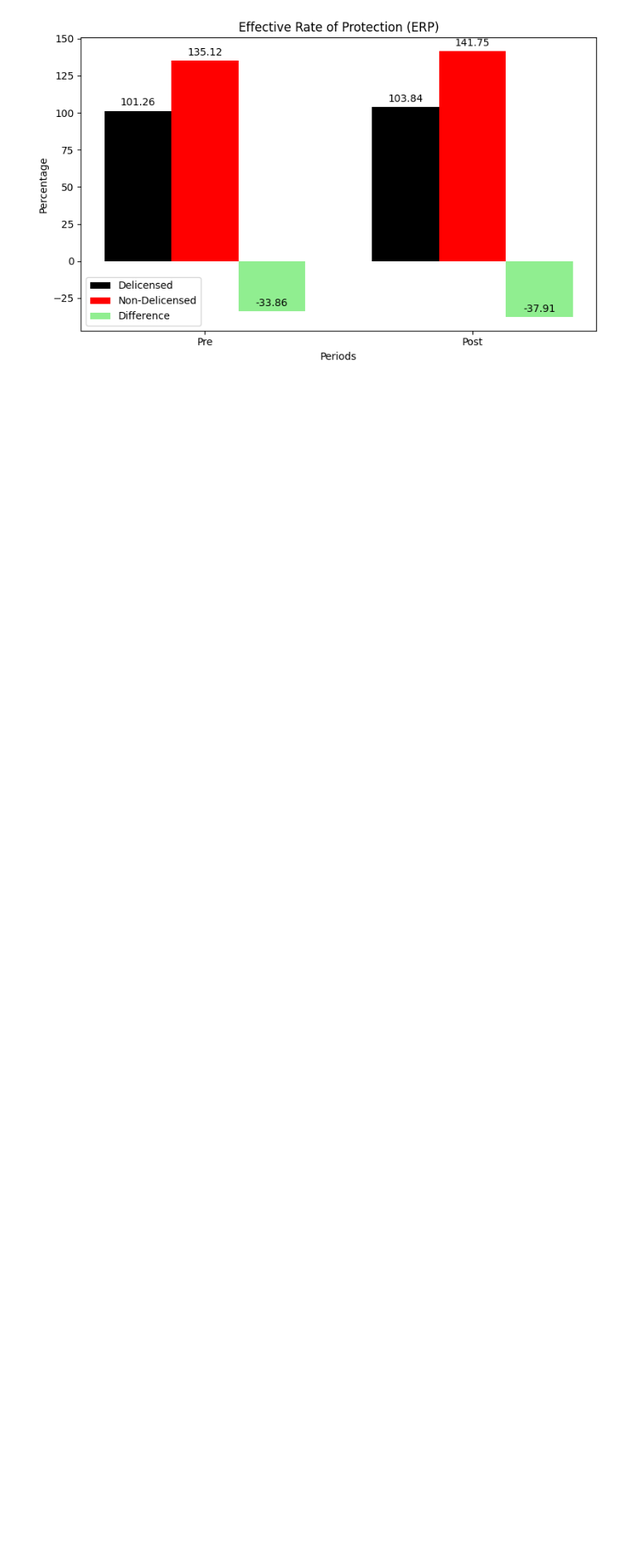
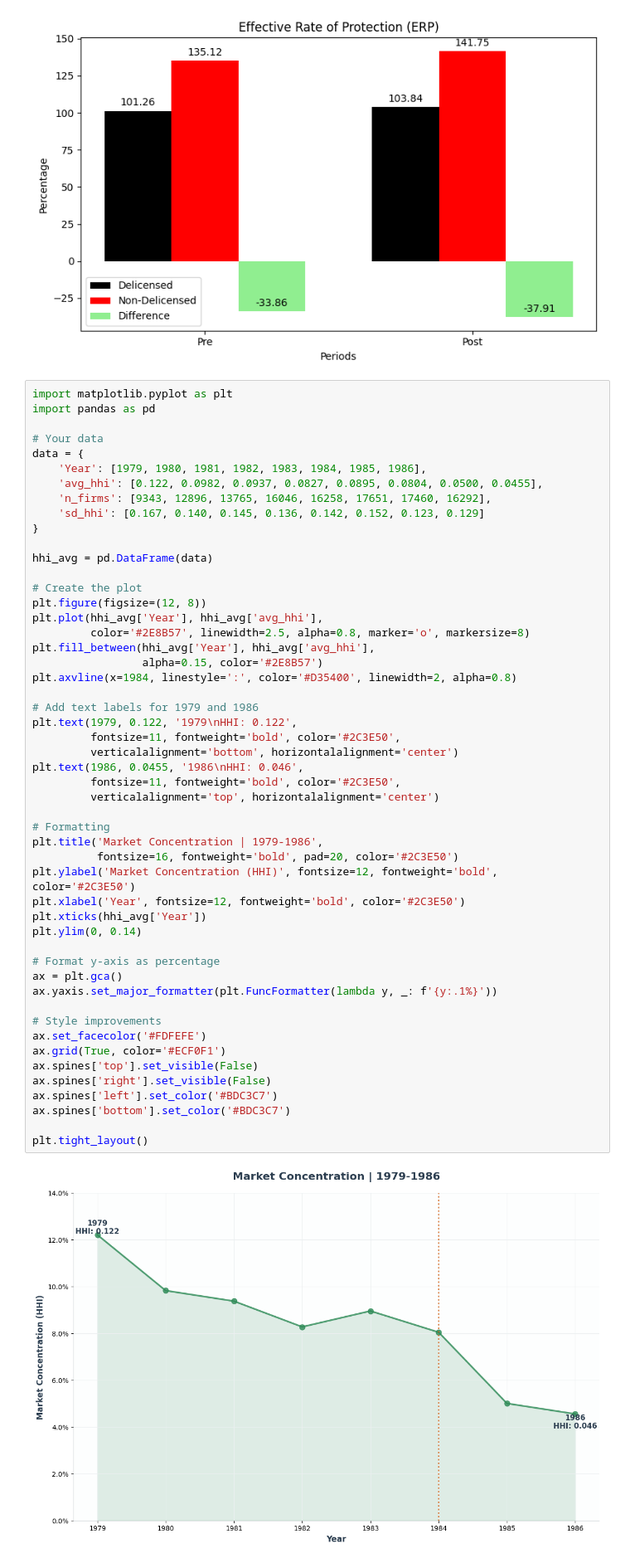
Before and after one commit to kabeerbora/1980s_delin, a Jupyter notebook: visualizations_delin.ipynb, the cells around one changed output. Shown at 83% size. Drawn from its saved outputs; the diff is of its cells as text; blank space fills up the shorter version.

```diff
--- a/visualizations_delin.ipynb
+++ b/visualizations_delin.ipynb
@@ -527,3 +411,56 @@ plt.tight_layout()
 plt.show()
 # %% [output]
 [figure]
+# %%
+import matplotlib.pyplot as plt
+import pandas as pd
+
+# Your data
+data = {
+    'Year': [1979, 1980, 1981, 1982, 1983, 1984, 1985, 1986],
+    'avg_hhi': [0.122, 0.0982, 0.0937, 0.0827, 0.0895, 0.0804, 0.0500, 0.0455],
+    'n_firms': [9343, 12896, 13765, 16046, 16258, 17651, 17460, 16292],
+    'sd_hhi': [0.167, 0.140, 0.145, 0.136, 0.142, 0.152, 0.123, 0.129]
+}
+
+hhi_avg = pd.DataFrame(data)
+
+# Create the plot
+plt.figure(figsize=(12, 8))
+plt.plot(hhi_avg['Year'], hhi_avg['avg_hhi'],
+         color='#2E8B57', linewidth=2.5, alpha=0.8, marker='o', markersize=8)
+plt.fill_between(hhi_avg['Year'], hhi_avg['avg_hhi'],
+                 alpha=0.15, color='#2E8B57')
+plt.axvline(x=1984, linestyle=':', color='#D35400', linewidth=2, alpha=0.8)
+
+# Add text labels for 1979 and 1986
+plt.text(1979, 0.122, '1979\nHHI: 0.122',
+         fontsize=11, fontweight='bold', color='#2C3E50',
+         verticalalignment='bottom', horizontalalignment='center')
+plt.text(1986, 0.0455, '1986\nHHI: 0.046',
+         fontsize=11, fontweight='bold', color='#2C3E50',
+         verticalalignment='top', horizontalalignment='center')
+
+# Formatting
+plt.title('Market Concentration | 1979-1986',
+          fontsize=16, fontweight='bold', pad=20, color='#2C3E50')
+plt.ylabel('Market Concentration (HHI)', fontsize=12, fontweight='bold', color='#2C3E50')
+plt.xlabel('Year', fontsize=12, fontweight='bold', color='#2C3E50')
+plt.xticks(hhi_avg['Year'])
+plt.ylim(0, 0.14)
+
+# Format y-axis as percentage
+ax = plt.gca()
+ax.yaxis.set_major_formatter(plt.FuncFormatter(lambda y, _: f'{y:.1%}'))
+
+# Style improvements
+ax.set_facecolor('#FDFEFE')
+ax.grid(True, color='#ECF0F1')
+ax.spines['top'].set_visible(False)
+ax.spines['right'].set_visible(False)
+ax.spines['left'].set_color('#BDC3C7')
+ax.spines['bottom'].set_color('#BDC3C7')
+
+plt.tight_layout()
+# %% [output]
+[figure, added]
```
Also changed, not shown: parts of 2 cells of this notebook.
